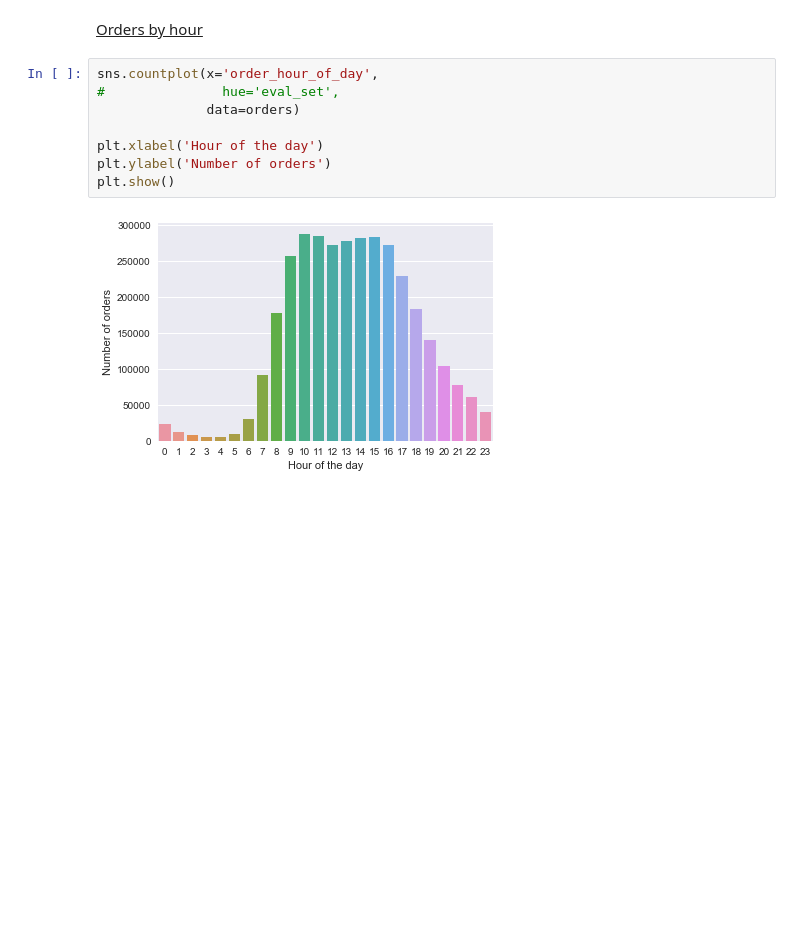
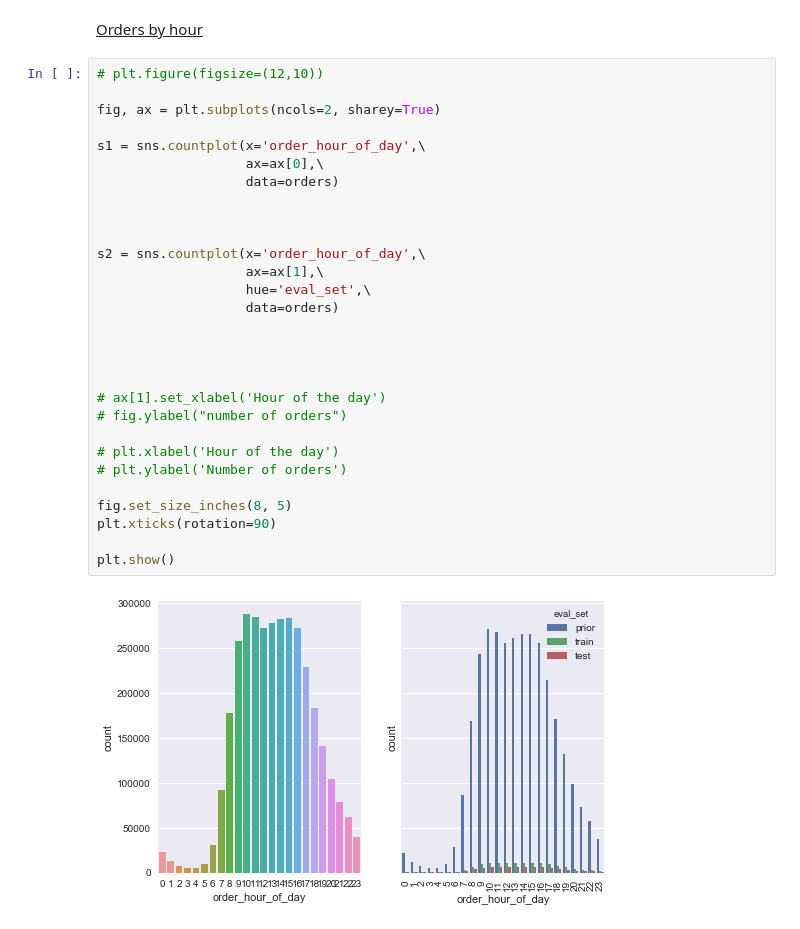
Before and after one commit to MelanVijayaratnam/Kaggle-nb, a Jupyter notebook: Instacart/Instacart.ipynb, the cells around one changed output. Saved outputs shown, nothing was run; the diff lists cells and outputs as text; blank space fills up the shorter version.

Commit message:
Order by hour

```diff
--- a/Instacart/Instacart.ipynb
+++ b/Instacart/Instacart.ipynb
@@ -144,13 +144,34 @@ products.head()
 <h3 style="text-align:center">Data Exploration</h3>
 # %% [markdown]
 <u>Orders by hour</u>
-# %%
-sns.countplot(x='order_hour_of_day',
-#               hue='eval_set',
-              data=orders)
-
-plt.xlabel('Hour of the day')
-plt.ylabel('Number of orders')
-plt.show()
-# %% [output]
-[figure, removed]
+# %%
+# plt.figure(figsize=(12,10))
+
+fig, ax = plt.subplots(ncols=2, sharey=True)
+
+s1 = sns.countplot(x='order_hour_of_day',\
+                   ax=ax[0],\
+                   data=orders)
+
+
+
+s2 = sns.countplot(x='order_hour_of_day',\
+                   ax=ax[1],\
+                   hue='eval_set',\
+                   data=orders)
+
+
+
+
+# ax[1].set_xlabel('Hour of the day')
+# fig.ylabel("number of orders")
+
+# plt.xlabel('Hour of the day')
+# plt.ylabel('Number of orders')
+
+fig.set_size_inches(8, 5)
+plt.xticks(rotation=90)
+
+plt.show()
+# %% [output]
+[figure, added]
```
